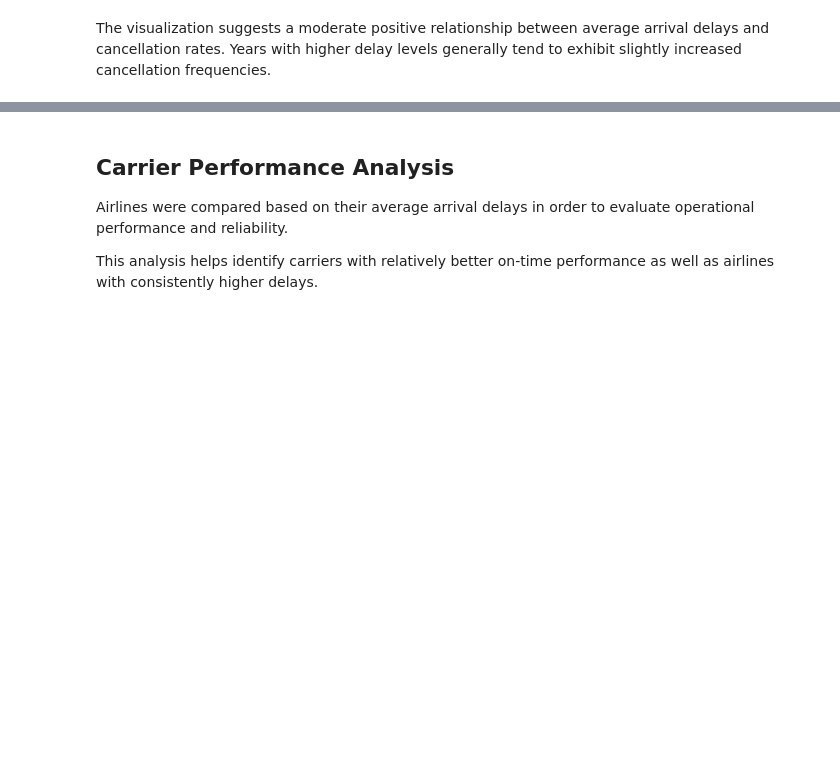
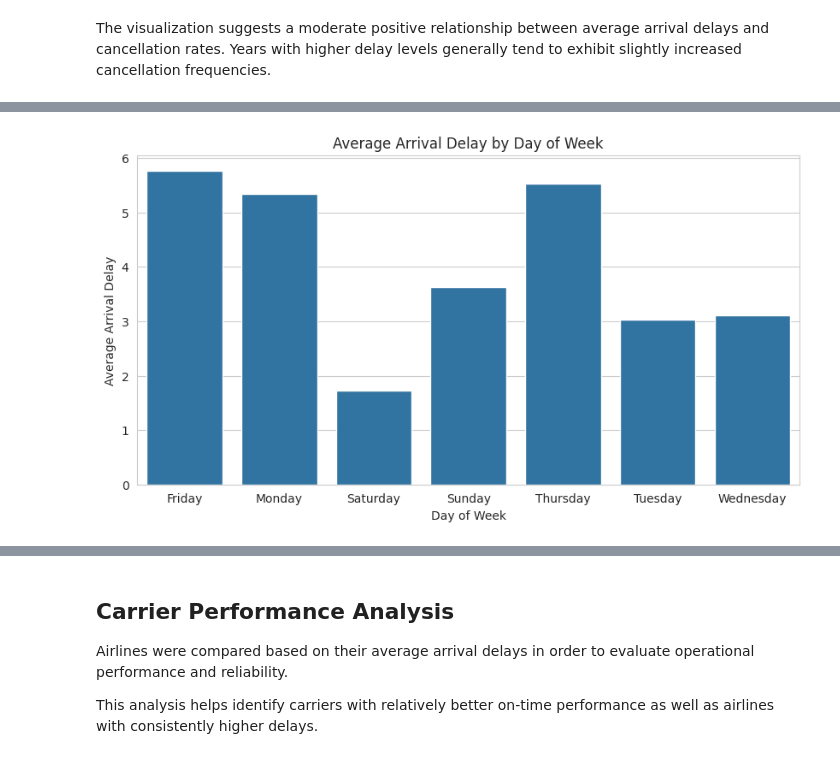
Before and after one commit to fermow/SBU-Data-Science-2026, a Jupyter notebook: Assignment_1/jupyter_notebooks/eda.ipynb, the cells around one changed output, grey strips where cells are left out. Saved outputs shown, nothing was run; the diff lists cells and outputs as text; code cells hidden in the pictures; blank space fills up the shorter version.

```diff
--- a/Assignment_1/jupyter_notebooks/Untitled.ipynb
+++ b/Assignment_1/jupyter_notebooks/eda.ipynb
@@ -342,12 +342,19 @@ df["IS_DELAYED"] = df["ARR_DELAY"].fillna(0) >= 15
 df["DEP_HOUR"] = df["CRS_DEP_TIME"] // 100
 
 def get_time_of_day(hour):
-    if hour < 6:
-        return "Night"
+
+    if hour < 5:
+        return "Late Night"
+
+    elif hour < 8:
+        return "Early Morning"
+
     elif hour < 12:
         return "Morning"
+
     elif hour < 18:
         return "Afternoon"
+
     else:
         return "Evening"
 
@@ -730,0 +743,6 @@ The visualization suggests a moderate positive relationship between average arri
+# %%
+day_delay = (
+    df.groupby("DAY_OF_WEEK")["ARR_DELAY"]
+    .mean()
+)
+day_delay
@@ -730,0 +759,15 @@ The visualization suggests a moderate positive relationship between average arri
+# %%
+plt.figure(figsize=(10, 5))
+
+sb.barplot(
+    x=day_delay.index,
+    y=day_delay.values
+)
+
+plt.title("Average Arrival Delay by Day of Week")
+plt.xlabel("Day of Week")
+plt.ylabel("Average Arrival Delay")
+
+plt.show()
+# %% [output]
+[figure, added]
```
Also changed, not shown: parts of 15 cells of this notebook.
